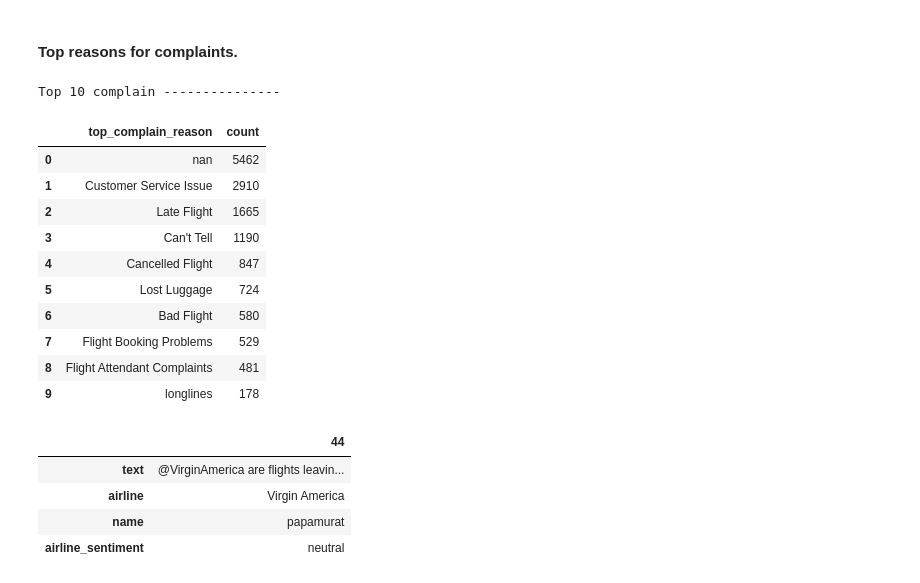
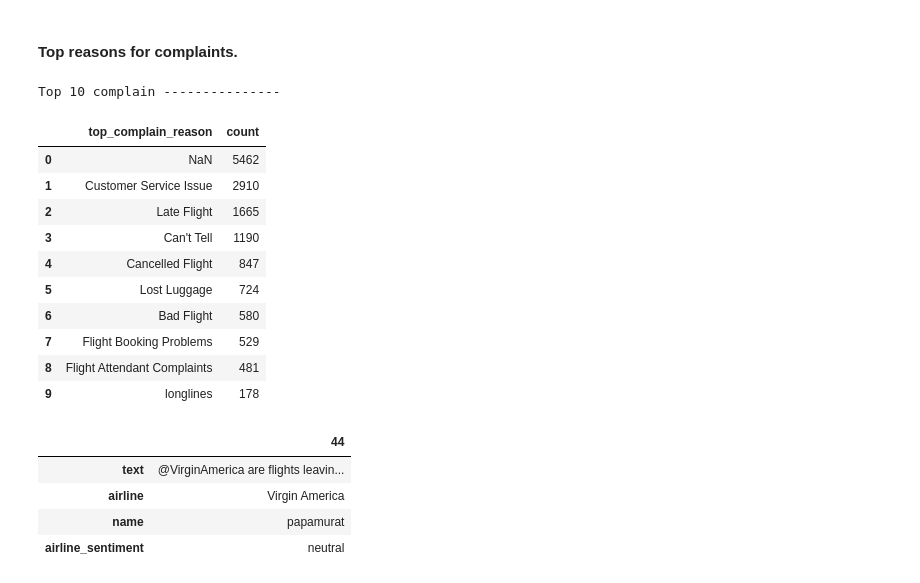
Before and after one commit to elyte5star/classification-task, a Jupyter notebook: task1.ipynb, the cells around one changed output. Saved outputs shown, nothing was run; the diff lists cells and outputs as text; code cells hidden in the pictures.

```diff
--- a/task1.ipynb
+++ b/task1.ipynb
@@ -295,13 +299,13 @@ dtype: int64
 # %%
 top_complain = Counter([reason for reason in dataset[dataset['negativereason'] != 'N/A']['negativereason']])
 top_complain_df = pd.DataFrame(top_complain.most_common(10))
 top_complain_df.columns = ['top_complain_reason','count']
 print("Top 10 complain",'-'*15)
-top_complain_df.style.background_gradient(cmap='inferno')
+top_complain_df
 # %% [output]
 Top 10 complain ---------------
 |  | top_complain_reason | count |
-| 0 | nan | 5462 |
+| 0 | NaN | 5462 |
 | 1 | Customer Service Issue | 2910 |
 | 2 | Late Flight | 1665 |
 | 3 | Can't Tell | 1190 |
```
Also changed, not shown: parts of 19 cells of this notebook, 1 other file.
